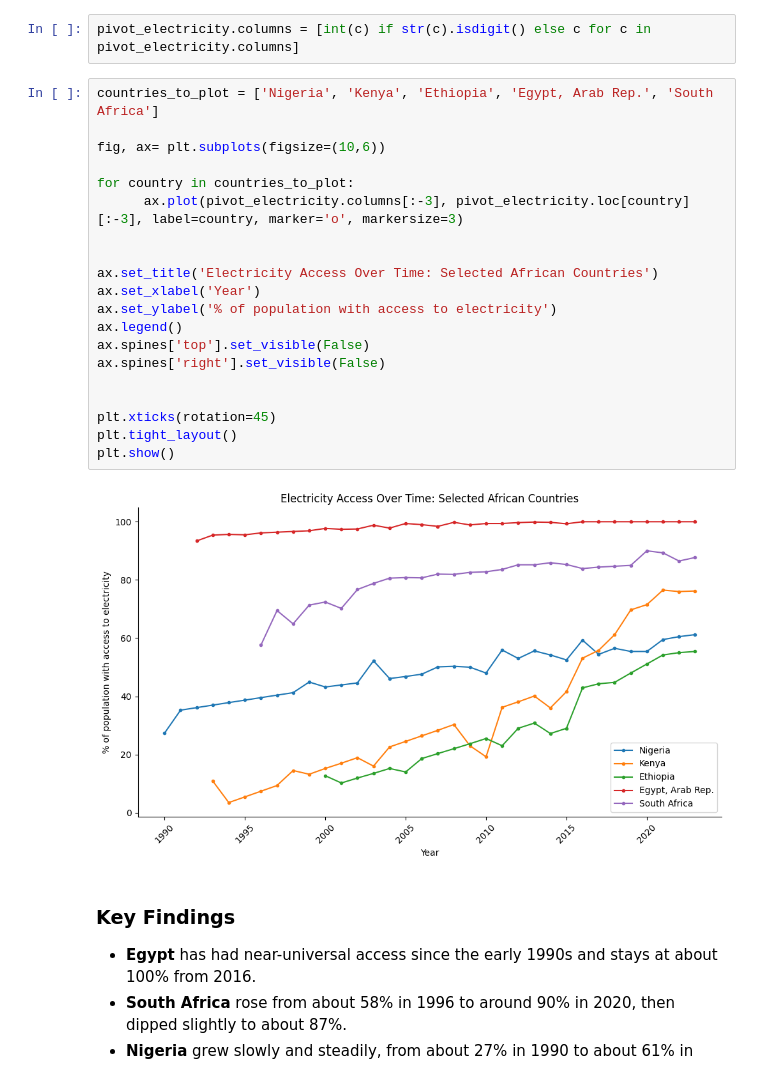
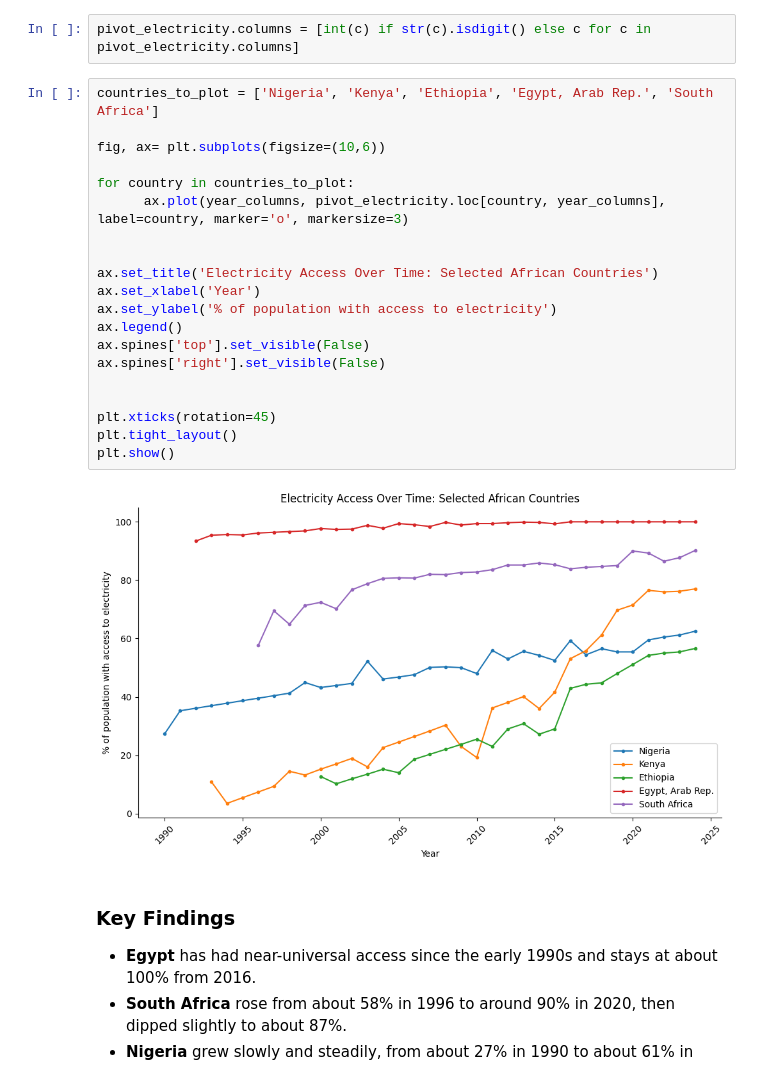
Before and after one commit to jeisteve999/Analyzing-Africa-Electricty-Access, a Jupyter notebook: Analyzing_Africa_Electricty_Access.ipynb, the cells around one changed output. Saved outputs shown, nothing was run; the diff lists cells and outputs as text.

```diff
--- a/Analyzing_Africa_Electricty_Access.ipynb
+++ b/Analyzing_Africa_Electricty_Access.ipynb
@@ -588,25 +586,25 @@ pivot_electricity.columns = [int(c) if str(c).isdigit() else c for c in pivot_el
 # %%
 countries_to_plot = ['Nigeria', 'Kenya', 'Ethiopia', 'Egypt, Arab Rep.', 'South Africa']
 
 fig, ax= plt.subplots(figsize=(10,6))
 
 for country in countries_to_plot:
-      ax.plot(pivot_electricity.columns[:-3], pivot_electricity.loc[country][:-3], label=country, marker='o', markersize=3)
+      ax.plot(year_columns, pivot_electricity.loc[country, year_columns], label=country, marker='o', markersize=3)
 
 
 ax.set_title('Electricity Access Over Time: Selected African Countries')
 ax.set_xlabel('Year')
 ax.set_ylabel('% of population with access to electricity')
 ax.legend()
 ax.spines['top'].set_visible(False)
 ax.spines['right'].set_visible(False)
 
 
 plt.xticks(rotation=45)
 plt.tight_layout()
 plt.show()
 # %% [output]
-[figure, old version]
+[figure, new version]
 # %% [markdown]
 ### Key Findings
 - **Egypt** has had near-universal access since the early 1990s and stays at about 100% from 2016.
```
Also changed, not shown: parts of 6 cells of this notebook.
